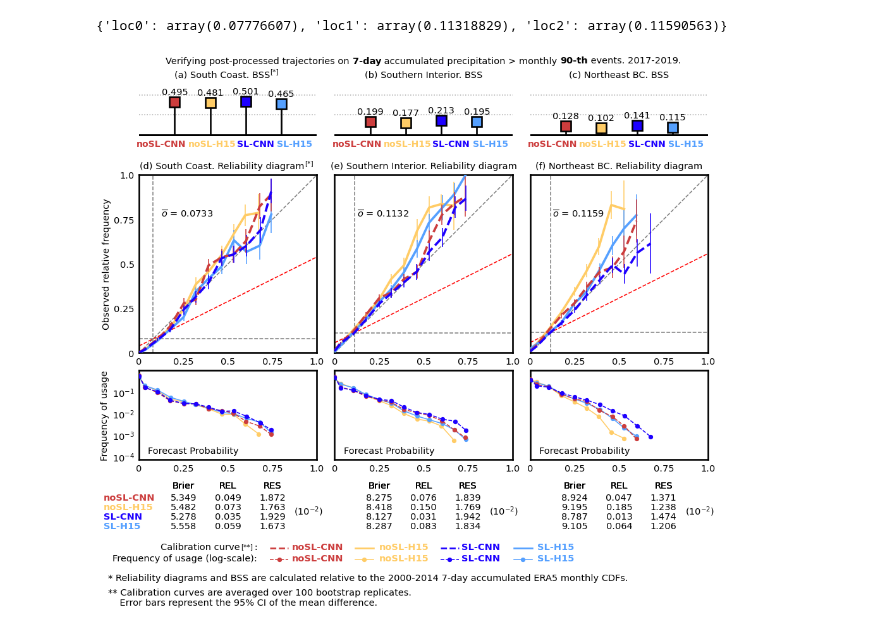
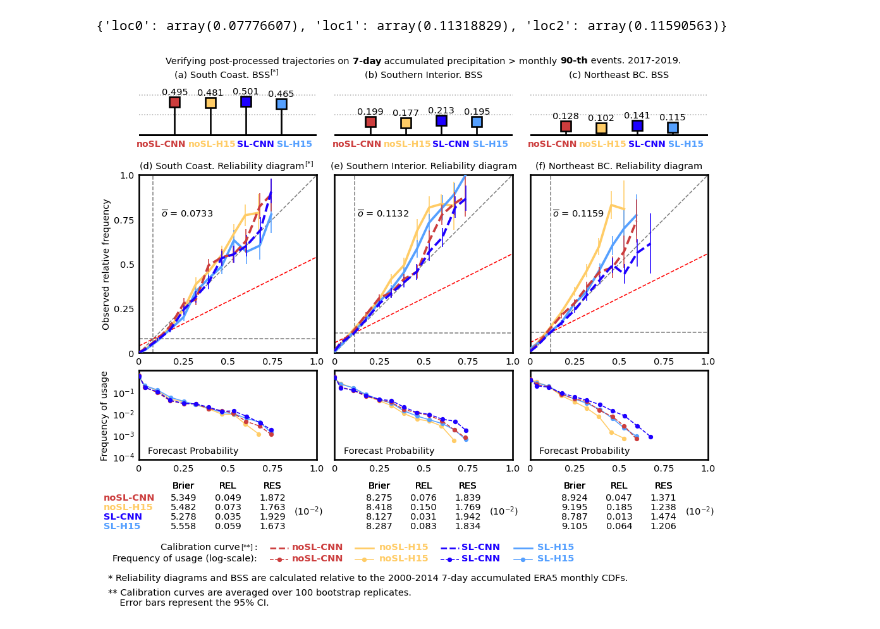
Before and after one commit to yingkaisha/rainbow, a Jupyter notebook: publish/PLOT_accum_reliability_diagram_BCH.ipynb, the cells around one changed output. Cells and saved outputs as stored; diff of their text form; code cells hidden in the pictures.

Commit message:
improving figure text.

```diff
--- a/publish/PLOT_accum_reliability_diagram_BCH.ipynb
+++ b/publish/PLOT_accum_reliability_diagram_BCH.ipynb
@@ -553,7 +553,8 @@ locx_heads = [0.25, 0.5, 0.75]
 
 for i, key in enumerate(['loc0', 'loc1', 'loc2']):
 
-    AX_da[i].text(1.035, 0.5+0.035, r'($10^{-2}$)', ha='right', va='center', fontsize=14, transform=AX_da[i].transAxes)
+    AX_da[i].text(1.035, 0.5+0.035, r'($10^{-2}$)',
+                  ha='right', va='center', fontsize=14, transform=AX_da[i].transAxes)
 
     for m, method in enumerate(methods):
         for j in range(3):
@@ -585,8 +586,10 @@ ax_lw2 = inset_axes(ax_box, height='50%', width='32.5%', borderpad=0, loc=3)
 ax_lg1 = inset_axes(ax_box, height='50%', width='67.5%', borderpad=0, loc=1)
 ax_lg2 = inset_axes(ax_box, height='50%', width='67.5%', borderpad=0, loc=4)
 
-ax_lw1.text(1, 0.5, 'Calibration curve     : ', ha='right', va='center', fontsize=14, transform=ax_lw1.transAxes);
-ax_lw2.text(1, 0.5, 'Frequency of usage (log-scale): ', ha='right', va='center', fontsize=14, transform=ax_lw2.transAxes);
+ax_lw1.text(1, 0.5, 'Calibration curve     : ',
+            ha='right', va='center', fontsize=14, transform=ax_lw1.transAxes);
+ax_lw2.text(1, 0.5, 'Frequency of usage (log-scale): ',
+            ha='right', va='center', fontsize=14, transform=ax_lw2.transAxes);
 
 ax_lw1.text(0.95, 0.55, '[**]', ha='right', va='center', fontsize=10, transform=ax_lw1.transAxes);
 
@@ -609,34 +612,35 @@ ax_lg1.text(0.375, 0.9, 'noSL-H15', ha='left', va='top', fontsize=14, fontweight
 ax_lg1.text(0.635, 0.9, 'SL-CNN', ha='left', va='top', fontsize=14, fontweight='bold',
             color=KW['scnn']['color'], transform=ax_lg1.transAxes)
 ax_lg1.text(0.875, 0.9, 'SL-H15', ha='left', va='top', fontsize=14, fontweight='bold',
             color=KW['sl']['color'], transform=ax_lg1.transAxes)
 
 ax_lg2.text(0.1, 0.9, 'noSL-CNN', ha='left', va='top', fontsize=14, fontweight='bold',
             color=KW['bcnn']['color'], transform=ax_lg2.transAxes)
 ax_lg2.text(0.375, 0.9, 'noSL-H15', ha='left', va='top', fontsize=14, fontweight='bold',
             color=KW['base']['color'], transform=ax_lg2.transAxes)
 ax_lg2.text(0.635, 0.9, 'SL-CNN', ha='left', va='top', fontsize=14, fontweight='bold',
             color=KW['scnn']['color'], transform=ax_lg2.transAxes)
 ax_lg2.text(0.875, 0.9, 'SL-H15', ha='left', va='top', fontsize=14, fontweight='bold',
             color=KW['sl']['color'], transform=ax_lg2.transAxes)
 
 ax_lw1.set_axis_off()
 ax_lg1.set_axis_off()
 ax_lw2.set_axis_off()
 ax_lg2.set_axis_off()
 
 ax_w1 = fig.add_axes([-0.055, -0.104+0.0134, 1.065, 0.0193])
 ax_w1.set_axis_off()
-ax_w1.text(0, 1, '* Reliability diagrams and BSS are calculated relative to the 2000-2014 7-day accumulated ERA5 monthly CDFs.',
-          ha='left', va='top', fontsize=14, transform=ax_w1.transAxes);
+ax_w1.text(0, 1,
+           '* Reliability diagrams and BSS are calculated relative to the 2000-2014 7-day accumulated ERA5 monthly CDFs.',
+           ha='left', va='top', fontsize=14, transform=ax_w1.transAxes);
 
 ax_w2 = fig.add_axes([-0.055, -0.155+0.0134, 1.065, 0.0388])
 ax_w2.set_axis_off()
-ax_w2.text(0, 1, '** Calibration curves are averaged over 100 bootstrap replicates.\n    Error bars represent the 95% CI of the mean difference.',
+ax_w2.text(0, 1, '** Calibration curves are averaged over 100 bootstrap replicates.\n    Error bars represent the 95% CI.',
           ha='left', va='top', fontsize=14, transform=ax_w2.transAxes);
 
 if need_publish:
     # Save figure
     fig.savefig(fig_dir+'AnEn_BCH_Calib_accum_d7.png', format='png', **fig_keys)
 # %% [output]
-[figure, old version]
+[figure, new version]
```
Also changed, not shown: 1 other file.
